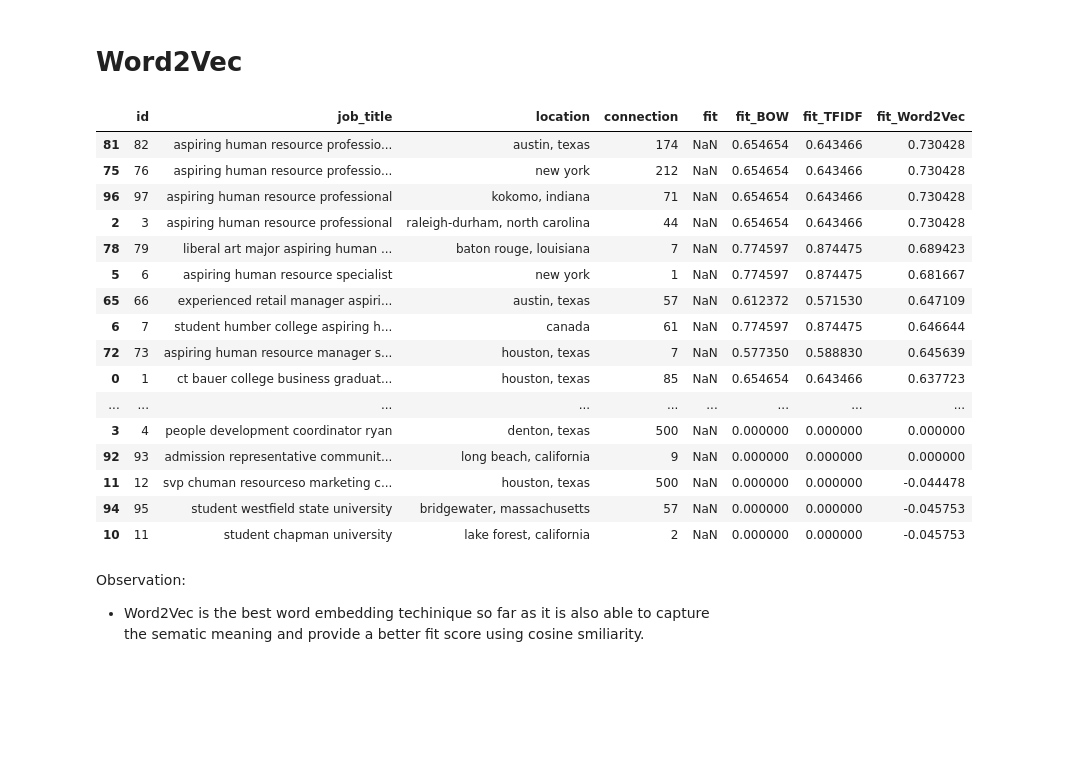
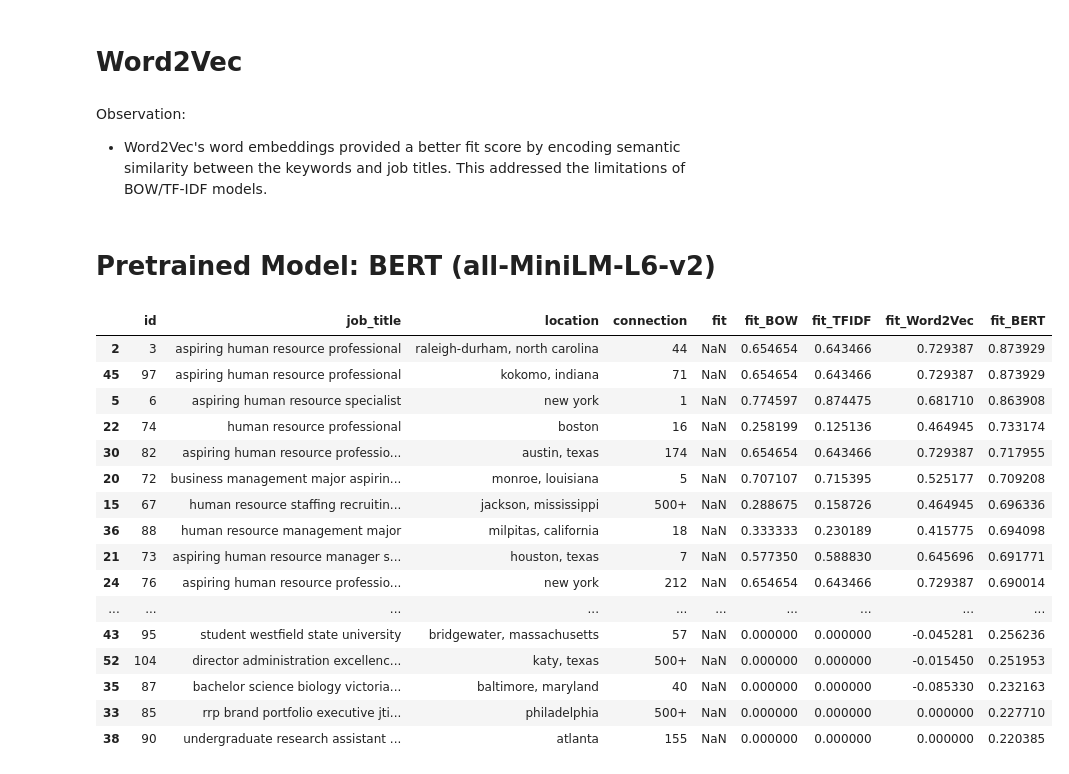
Before and after one commit to kuzhuppillil/hRxAyOCqFYmEZwY5, a Jupyter notebook: Potential_talents.ipynb, the cells around one changed output. Saved outputs shown, nothing was run; the diff lists cells and outputs as text; code cells hidden in the pictures; blank space fills up the shorter version.

```diff
--- a/Potential_talents.ipynb
+++ b/Potential_talents.ipynb
@@ -225,20 +261,13 @@ dtype: int64
 # %% [markdown]
 # BOW
 # %%
-
 #Bag Of Words
 
 cv = CountVectorizer(ngram_range=(1,2),max_features=10)
 
-keywords = ["aspiring human resources"]
-
 
 X=cv.fit_transform(data1.job_title)
-keyword_vectors = cv.transform(keywords)
+keyword_vectors = cv.transform([keywords])
 
 similarity_scores = cosine_similarity(keyword_vectors, X)
 data1['fit_BOW'] = similarity_scores.max(axis=0)
-
-data1 = data1.sort_values(by='fit_BOW', ascending=False)
-
-data1.head(50)
@@ -266,15 +277,8 @@ data1.head(50)
 #TF-IDF
 tiv = TfidfVectorizer(ngram_range=(1,2),max_features = 10)
 
-
-keywords = ["aspiring human resources"]
-
 X = tiv.fit_transform(data1.job_title)
-keyword_vectors = tiv.transform(keywords)
+keyword_vectors = tiv.transform([keywords])
 
 similarity_scores = cosine_similarity(keyword_vectors, X)
 data1['fit_TFIDF'] = similarity_scores.max(axis=0)
-
-data1 = data1.sort_values(by='fit_TFIDF', ascending=False)
-
-data1.head(50)
@@ -315,8 +291,6 @@ data1.head(50)
 # %% [markdown]
 # Word2Vec
 # %%
-
-keywords = "aspiring human resources"
 
 # Tokenizing job titles
 vocab = [text.split() for text in data1.job_title]
@@ -339,28 +313,38 @@ X = [avg_word2vec(text) for text in data1.job_title]
 
 similarity_scores = cosine_similarity(keyword_vectors, X)
 data1['fit_Word2Vec'] = similarity_scores[0]
-data1 = data1.sort_values(by='fit_Word2Vec', ascending=False)
-data1.head(50)
-# %% [output]
-|  | id | job_title | location | connection | fit | fit_BOW | fit_TFIDF | fit_Word2Vec |
-| 81 | 82 | aspiring human resource professio... | austin, texas | 174 | NaN | 0.654654 | 0.643466 | 0.730428 |
-| 75 | 76 | aspiring human resource professio... | new york | 212 | NaN | 0.654654 | 0.643466 | 0.730428 |
-| 96 | 97 | aspiring human resource professional | kokomo, indiana | 71 | NaN | 0.654654 | 0.643466 | 0.730428 |
-| 2 | 3 | aspiring human resource professional | raleigh-durham, north carolina | 44 | NaN | 0.654654 | 0.643466 | 0.730428 |
-| 78 | 79 | liberal art major aspiring human ... | baton rouge, louisiana | 7 | NaN | 0.774597 | 0.874475 | 0.689423 |
-| 5 | 6 | aspiring human resource specialist | new york | 1 | NaN | 0.774597 | 0.874475 | 0.681667 |
-| 65 | 66 | experienced retail manager aspiri... | austin, texas | 57 | NaN | 0.612372 | 0.571530 | 0.647109 |
-| 6 | 7 | student humber college aspiring h... | canada | 61 | NaN | 0.774597 | 0.874475 | 0.646644 |
-| 72 | 73 | aspiring human resource manager s... | houston, texas | 7 | NaN | 0.577350 | 0.588830 | 0.645639 |
-| 0 | 1 | ct bauer college business graduat... | houston, texas | 85 | NaN | 0.654654 | 0.643466 | 0.637723 |
-| ... | ... | ... | ... | ... | ... | ... | ... | ... |
-| 3 | 4 | people development coordinator ryan | denton, texas | 500 | NaN | 0.000000 | 0.000000 | 0.000000 |
-| 92 | 93 | admission representative communit... | long beach, california | 9 | NaN | 0.000000 | 0.000000 | 0.000000 |
-| 11 | 12 | svp chuman resourceso marketing c... | houston, texas | 500 | NaN | 0.000000 | 0.000000 | -0.044478 |
-| 94 | 95 | student westfield state university | bridgewater, massachusetts | 57 | NaN | 0.000000 | 0.000000 | -0.045753 |
-| 10 | 11 | student chapman university | lake forest, california | 2 | NaN | 0.000000 | 0.000000 | -0.045753 |
-# %% [markdown]
-Observation:
-
-
-*   Word2Vec is the best word embedding techinique so far as it is also able to capture the sematic meaning and provide a better fit score using cosine smiliarity.
+# %% [markdown]
+Observation:
+
+
+*   Word2Vec's word embeddings provided a better fit score by encoding semantic similarity between the keywords and job titles. This addressed the limitations of BOW/TF-IDF models.
+# %% [markdown]
+# Pretrained Model: BERT (all-MiniLM-L6-v2)
+# %%
+embedder = SentenceTransformer('all-mpnet-base-v2')
+bert_embeddings = embedder.encode(data1.job_title)
+
+keyword = embedder.encode(keywords).reshape(1, -1)
+
+bert_similarity= cosine_similarity(keyword,bert_embeddings)
+data1['fit_BERT'] = bert_similarity[0]
+data1 = data1.sort_values(by='fit_BERT', ascending=False)
+data1.head(50)
+# %% [output]
+|  | id | job_title | location | connection | fit | fit_BOW | fit_TFIDF | fit_Word2Vec | fit_BERT |
+| 2 | 3 | aspiring human resource professional | raleigh-durham, north carolina | 44 | NaN | 0.654654 | 0.643466 | 0.729387 | 0.873929 |
+| 45 | 97 | aspiring human resource professional | kokomo, indiana | 71 | NaN | 0.654654 | 0.643466 | 0.729387 | 0.873929 |
+| 5 | 6 | aspiring human resource specialist | new york | 1 | NaN | 0.774597 | 0.874475 | 0.681710 | 0.863908 |
+| 22 | 74 | human resource professional | boston | 16 | NaN | 0.258199 | 0.125136 | 0.464945 | 0.733174 |
+| 30 | 82 | aspiring human resource professio... | austin, texas | 174 | NaN | 0.654654 | 0.643466 | 0.729387 | 0.717955 |
+| 20 | 72 | business management major aspirin... | monroe, louisiana | 5 | NaN | 0.707107 | 0.715395 | 0.525177 | 0.709208 |
+| 15 | 67 | human resource staffing recruitin... | jackson, mississippi | 500+ | NaN | 0.288675 | 0.158726 | 0.464945 | 0.696336 |
+| 36 | 88 | human resource management major | milpitas, california | 18 | NaN | 0.333333 | 0.230189 | 0.415775 | 0.694098 |
+| 21 | 73 | aspiring human resource manager s... | houston, texas | 7 | NaN | 0.577350 | 0.588830 | 0.645696 | 0.691771 |
+| 24 | 76 | aspiring human resource professio... | new york | 212 | NaN | 0.654654 | 0.643466 | 0.729387 | 0.690014 |
+| ... | ... | ... | ... | ... | ... | ... | ... | ... | ... |
+| 43 | 95 | student westfield state university | bridgewater, massachusetts | 57 | NaN | 0.000000 | 0.000000 | -0.045281 | 0.256236 |
+| 52 | 104 | director administration excellenc... | katy, texas | 500+ | NaN | 0.000000 | 0.000000 | -0.015450 | 0.251953 |
+| 35 | 87 | bachelor science biology victoria... | baltimore, maryland | 40 | NaN | 0.000000 | 0.000000 | -0.085330 | 0.232163 |
+| 33 | 85 | rrp brand portfolio executive jti... | philadelphia | 500+ | NaN | 0.000000 | 0.000000 | 0.000000 | 0.227710 |
+| 38 | 90 | undergraduate research assistant ... | atlanta | 155 | NaN | 0.000000 | 0.000000 | 0.000000 | 0.220385 |
```
Also changed, not shown: parts of 27 cells of this notebook.
